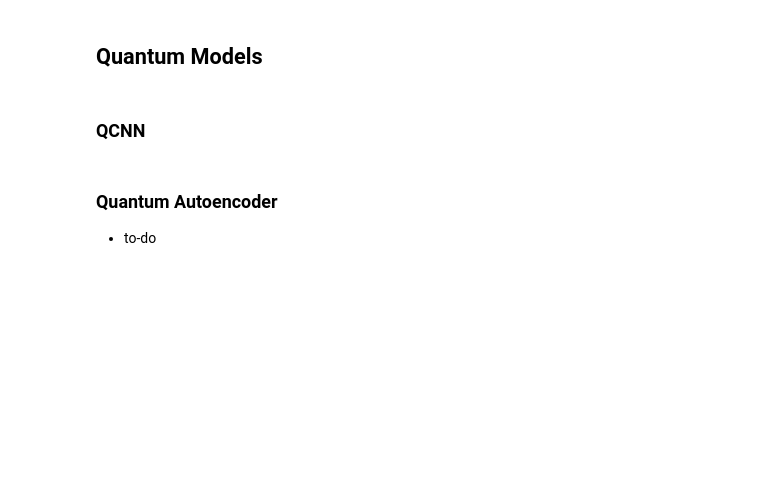
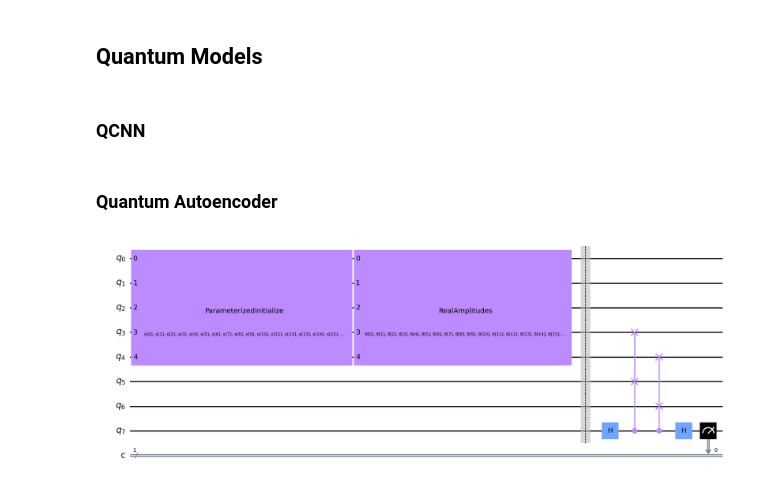
Before and after one commit to GivyBoy/quantum-ml, a Jupyter notebook: intro_quantum_ml.ipynb, the cells around one changed output. Drawn from its saved outputs; the diff is of its cells as text; code cells hidden in the pictures; blank space fills up the shorter version.

Commit message:
added quantum autoencoder

```diff
--- a/intro_quantum_ml.ipynb
+++ b/intro_quantum_ml.ipynb
@@ -422,5 +556,3 @@ y = np.asarray(test_labels)
 print(f"Accuracy from the test data : {np.round(100 * classifier.score(x, y), 2)}%")
 # %% [markdown]
 ### Quantum Autoencoder
-
-- to-do
@@ -426,0 +574,19 @@ print(f"Accuracy from the test data : {np.round(100 * classifier.score(x, y), 2)
+# %%
+def ansatz(num_qubits):
+    return RealAmplitudes(num_qubits, reps=5)
+# %%
+def auto_encoder_circuit(num_latent, num_trash):
+    qr = QuantumRegister(num_latent + 2 * num_trash + 1, "q")
+    cr = ClassicalRegister(1, "c")
+    circuit = QuantumCircuit(qr, cr)
+    circuit.compose(ansatz(num_latent + num_trash), range(0, num_latent + num_trash), inplace=True)
+    circuit.barrier()
+    auxiliary_qubit = num_latent + 2 * num_trash
+    # swap test
+    circuit.h(auxiliary_qubit)
+    for i in range(num_trash):
+        circuit.cswap(auxiliary_qubit, num_latent + i, num_latent + num_trash + i)
+
+    circuit.h(auxiliary_qubit)
+    circuit.measure(auxiliary_qubit, cr[0])
+    return circuit
@@ -426,0 +658,15 @@ print(f"Accuracy from the test data : {np.round(100 * classifier.score(x, y), 2)
+# %%
+num_latent = 3
+num_trash = 2
+
+fm = RawFeatureVector(2 ** (num_latent + num_trash))
+
+ae = auto_encoder_circuit(num_latent, num_trash)
+
+qc = QuantumCircuit(num_latent + 2 * num_trash + 1, 1)
+qc = qc.compose(fm, range(num_latent + num_trash))
+qc = qc.compose(ae)
+
+qc.draw(output="mpl", style="clifford")
+# %% [output]
+[figure, added]
```
Also changed, not shown: parts of 28 cells of this notebook.
